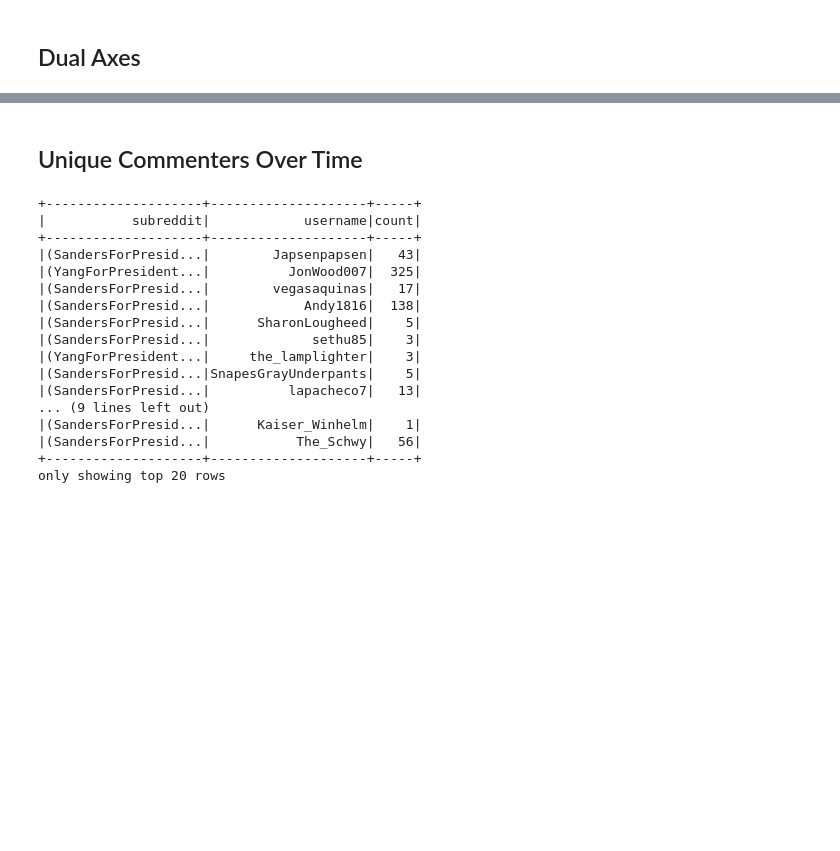
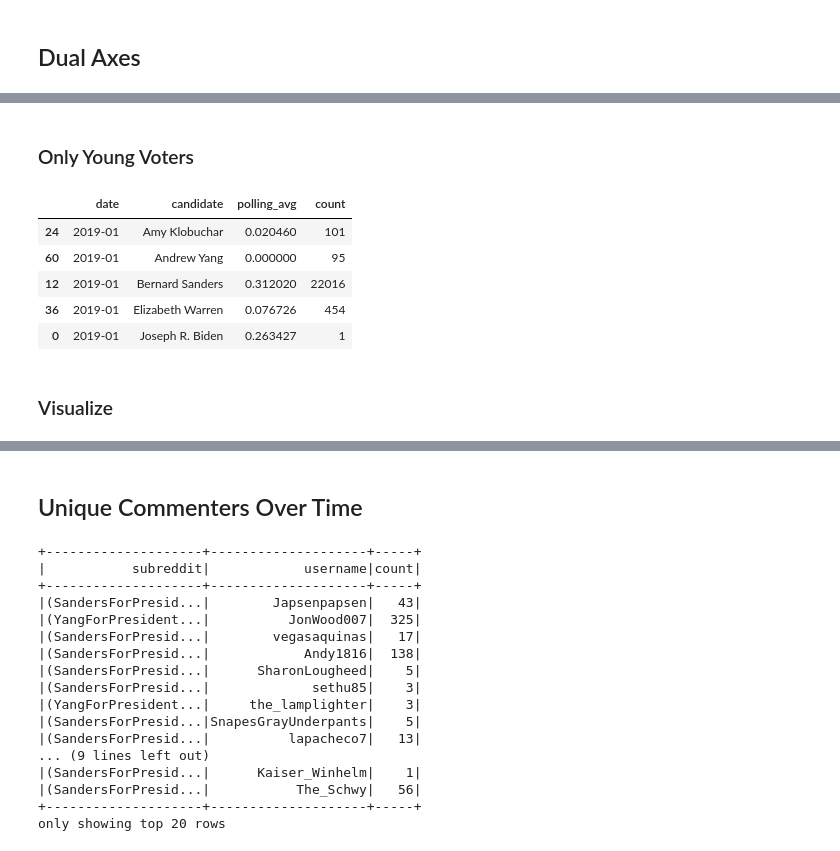
Before and after one commit to CSSLab/political-subreddits, a Jupyter notebook: Exploratory_Analysis.ipynb, the cells around one changed output, grey strips where cells are left out. Cells and saved outputs as stored; diff of their text form; code cells hidden in the pictures; blank space fills up the shorter version.

```diff
--- a/Exploratory_Analysis.ipynb
+++ b/Exploratory_Analysis.ipynb
@@ -300,0 +342,35 @@ fig.show()
+# %% [markdown]
+### Only Young Voters
+# %%
+t1 = young_voters_agg[["date","supports_biden","supports_sanders","supports_klobuchar","supports_warren","supports_buttigieg","supports_yang"]]
+t1.columns = ["date","Joseph R. Biden","Bernard Sanders","Amy Klobuchar","Elizabeth Warren","Pete Buttigieg","Andrew Yang"]
+t1 = pd.melt(t1,
+            id_vars='date',
+            value_vars=list(t1.columns)[1:], # candidates
+            var_name='candidate',
+            value_name='polling_avg')
+t1["date"] = t1["date"].dt.to_period('M')
+
+t2 = subreddit_comments[subreddit_comments["subreddit"] != "The_Donald"].copy()
+t2["date"] = t2["date"].dt.to_period('M')
+m = {
+    "SandersForPresident": "Bernard Sanders",
+    "BaemyKlobaechar": "Amy Klobuchar",
+    "JoeBiden": "Joseph R. Biden",
+    "ElizabethWarren": "Elizabeth Warren",
+    "Pete_Buttigieg": "Pete Buttigieg",
+    "YangForPresidentHQ": "Andrew Yang"
+}
+t2["subreddit"] = t2["subreddit"].apply(lambda x : m[x])
+polling_comments_df_young = pd.merge(t1, t2,  how='inner', left_on=['date','candidate'], right_on = ['date','subreddit']).sort_values(["date","candidate"])
+polling_comments_df_young = polling_comments_df_young.drop("subreddit",axis=1)
+polling_comments_df_young.head()
+# %% [output]
+|  | date | candidate | polling_avg | count |
+| 24 | 2019-01 | Amy Klobuchar | 0.020460 | 101 |
+| 60 | 2019-01 | Andrew Yang | 0.000000 | 95 |
+| 12 | 2019-01 | Bernard Sanders | 0.312020 | 22016 |
+| 36 | 2019-01 | Elizabeth Warren | 0.076726 | 454 |
+| 0 | 2019-01 | Joseph R. Biden | 0.263427 | 1 |
+# %% [markdown]
+### Visualize
```
Also changed, not shown: parts of 19 cells of this notebook, 10 other files.
